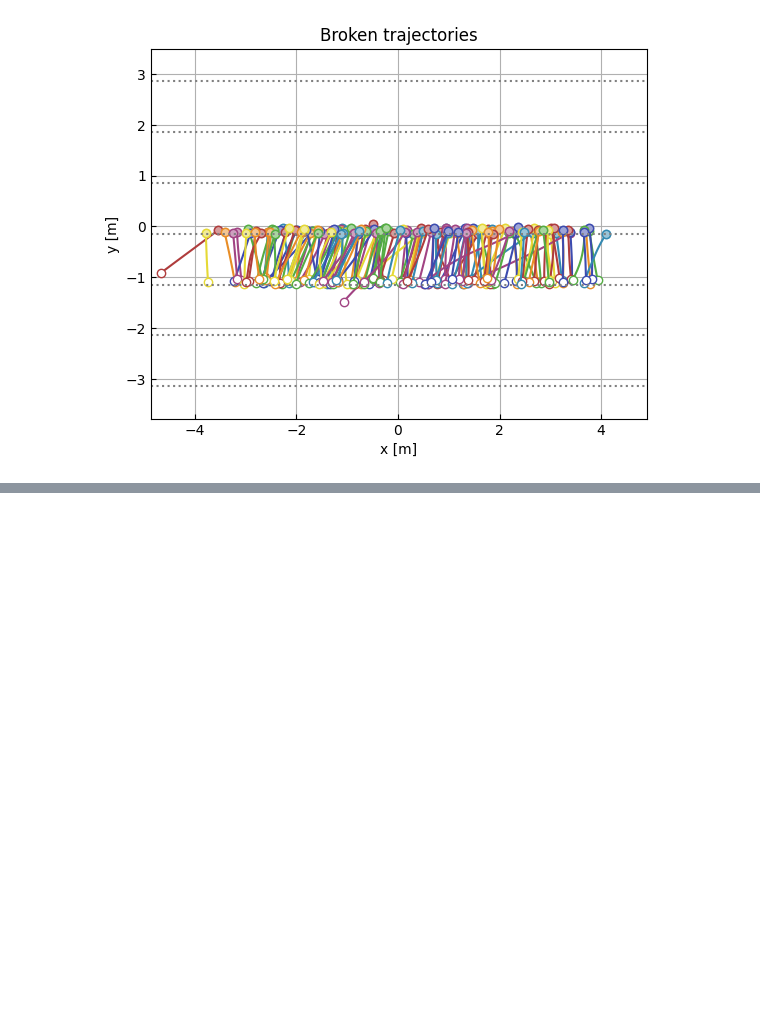
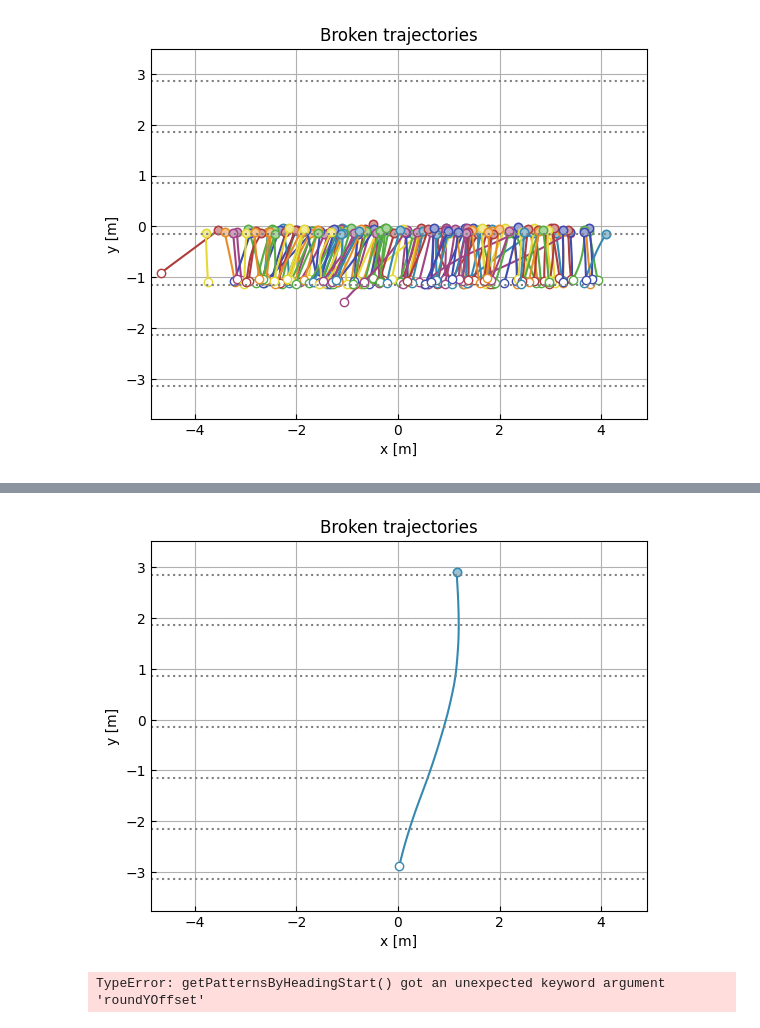
Before and after one commit to adhocmaster/diverging-trajectories, a Jupyter notebook: src/notebooks/break-by-y-axis.ipynb, the cells around one changed output, grey strips where cells are left out. Cells and saved outputs as stored; diff of their text form; code cells hidden in the pictures; blank space fills up the shorter version.

```diff
--- a/src/notebooks/break-by-y-axis.ipynb
+++ b/src/notebooks/break-by-y-axis.ipynb
@@ -316,0 +333,11 @@ patternVisualizer.plotPatterns(
+# %%
+patternVisualizer.plotPatterns(
+    [combined],
+    hLines=extractor.segmentOffsets,
+    xmin=pedDf["sceneX"].min(),
+    xmax=pedDf["sceneX"].max(),
+    title="Broken trajectories",
+    legend=False
+)
+# %% [output]
+[figure, added]
@@ -316,0 +347,4 @@ patternVisualizer.plotPatterns(
+# %%
+trajPatterns = generator.generateByRoundedOffset(5)
+# %% [output]
+TypeError: getPatternsByHeadingStart() got an unexpected keyword argument 'roundYOffset'
```
Also changed, not shown: parts of 12 cells of this notebook, 4 other files.
